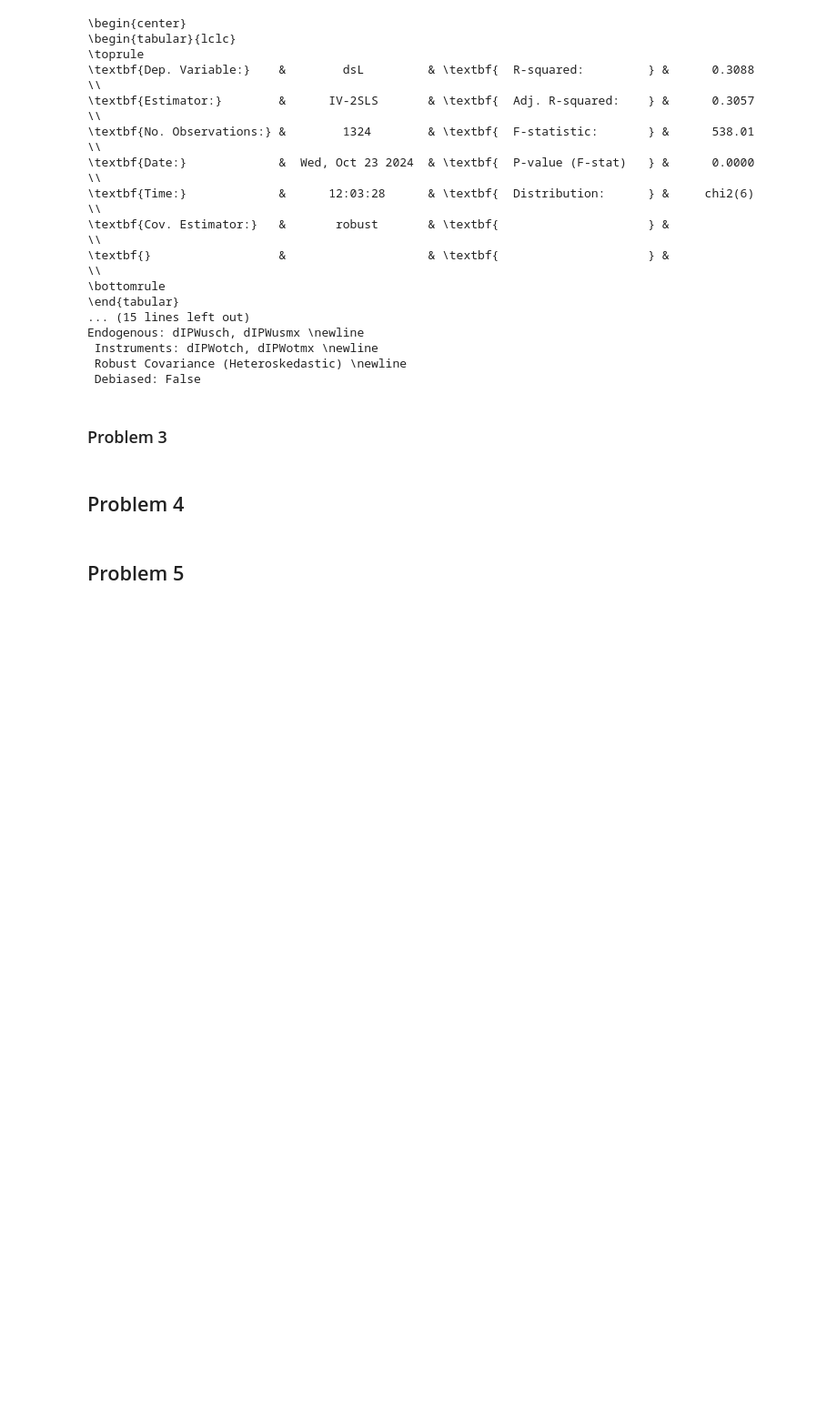
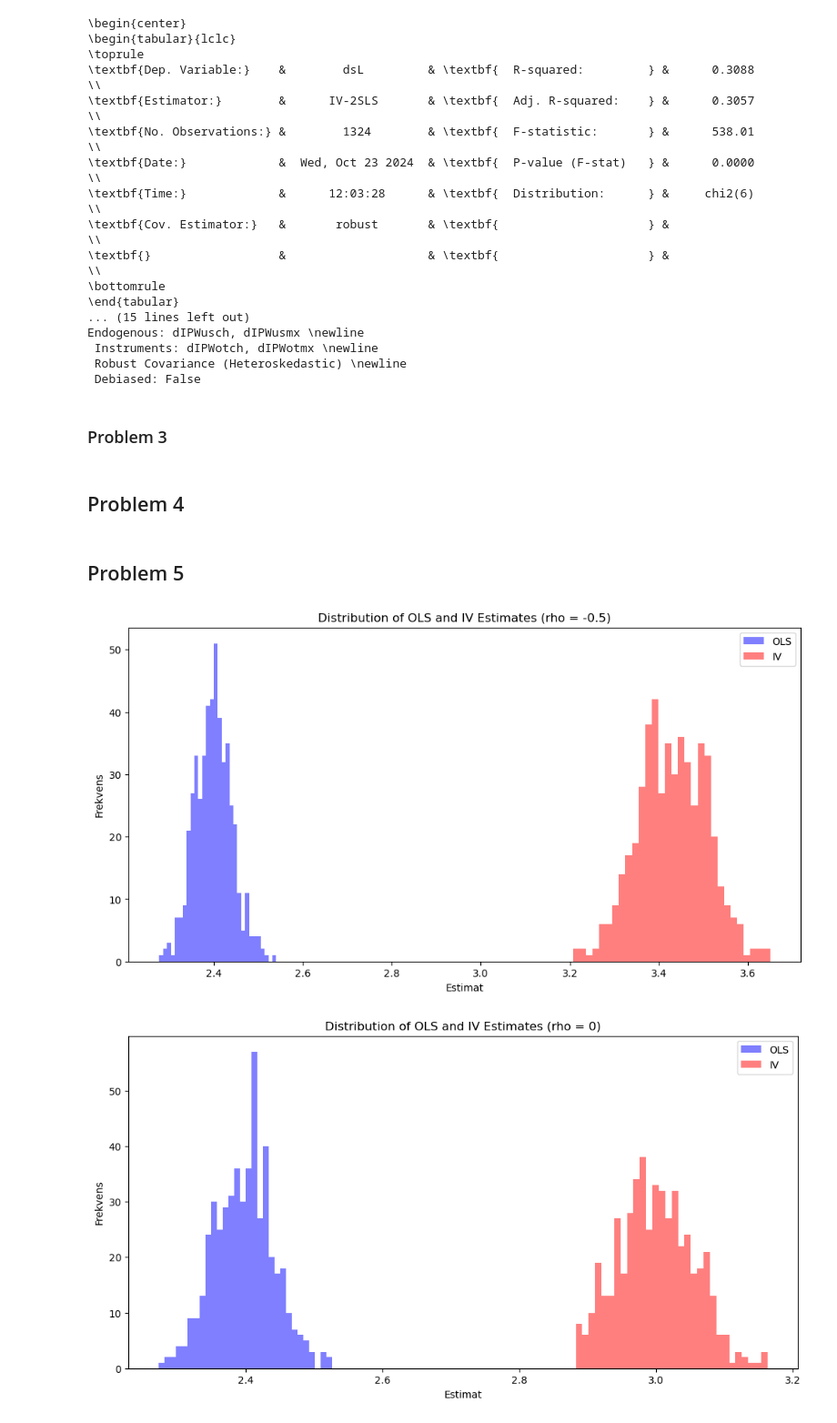
Before and after one commit to Rawlpluks/Afleveringer, a Jupyter notebook: A3/A3.ipynb, the cells around one changed output. Shown at 91% size. Saved outputs shown, nothing was run; the diff lists cells and outputs as text; code cells hidden in the pictures; blank space fills up the shorter version.

```diff
--- a/A3/A3.ipynb
+++ b/A3/A3.ipynb
@@ -183,53 +183,66 @@ import statsmodels.api as sm
 from linearmodels.iv import IV2SLS
 import matplotlib.pyplot as plt
 
+# Antal observationer og replikationer
 n = 1000
 replications = 500
 
+# Parametre
 beta_0 = 4
 beta_1 = 3
 theta = 1
-rho_values = [-0.5, 0, 0.5, 1]
+rho_values = [-0.5, 0, 0.5, 1]  # Forskellige rho-værdier for korrelation mellem målefejl
 
+# Opbevar resultater for OLS og IV estimater
 ols_estimates = []
 iv_estimates = []
 
+# Vælg en seed for konsistens
 np.random.seed(1234)
 
+# Simuler eksperimentet for hver rho-værdi
 for rho in rho_values:
     ols_estimates_rho = []
     iv_estimates_rho = []
 
     for _ in range(replications):
+        # Simuler x*, u, epsilon, mu
+        x_star = np.random.normal(1, np.sqrt(4), n)  # Den sande forklaringsvariabel
+        u = np.random.normal(0, 1, n)  # Fejlled i den afhængige variabel
+        epsilon = np.random.normal(0, 1, n)  # Målefejl i x
+        mu = np.random.normal(0, 1, n)  # Fejl i instrumentvariablen
 
-        x_star = np.random.normal(1, np.sqrt(4), n)
-        u = np.random.normal(0, 1, n)
-        epsilon = np.random.normal(0, 1, n)
-        mu = np.random.normal(0, 1, n)
+        # Skab de observerede variable x og z
+        x = x_star + epsilon  # Den observerede forklaringsvariabel med målefejl
+        eta = rho * epsilon + mu  # Målefejl i instrumentet afhængig af epsilon
+        z = theta * x_star + eta  # Instrument, som også har målefejl
 
-        x = x_star + epsilon
-        eta = rho * epsilon + mu
-        z = theta * x_star + eta
+        # Skab y som afhængig variabel
+        y = beta_0 + beta_1 * x_star + u  # Den afhængige variabel
 
-
-        y = beta_0 + beta_1 * x_star + u
-
-        X_ols = sm.add_constant(x)
+        # Estimer OLS (ingen instrumentering)
+        X_ols = sm.add_constant(x)  # Tilføj konstantled til OLS
         ols_model = sm.OLS(y, X_ols).fit()
         ols_estimates_rho.append(ols_model.params[1])
 
-        X_iv = sm.add_constant(np.ones_like(x))
+        # Estimer IV (brug z som instrument for x)
+        X_iv = sm.add_constant(np.ones_like(x))  # Tilføj konstantled til IV
         iv_model = IV2SLS(y, X_iv, endog=x, instruments=z).fit()
-        iv_estimates_rho.append(iv_model.params[1])
+        iv_estimates_rho.append(iv_model.params.iloc[1])  # Rettet til iloc for at undgå advarsel
 
+    # Gem estimater for denne rho-værdi
     ols_estimates.append(ols_estimates_rho)
     iv_estimates.append(iv_estimates_rho)
 
+    # Plot histogrammer for OLS og IV estimater
     plt.figure(figsize=(12, 6))
     plt.hist(ols_estimates_rho, bins=30, alpha=0.5, label="OLS", color="blue")
     plt.hist(iv_estimates_rho, bins=30, alpha=0.5, label="IV", color="red")
     plt.title(f"Distribution of OLS and IV Estimates (rho = {rho})")
     plt.xlabel("Estimat")
     plt.ylabel("Frekvens")
     plt.legend()
     plt.show()
+# %% [output]
+[figure, added]
+[figure, added]
```
Also changed, not shown: parts of 1 cell of this notebook.
